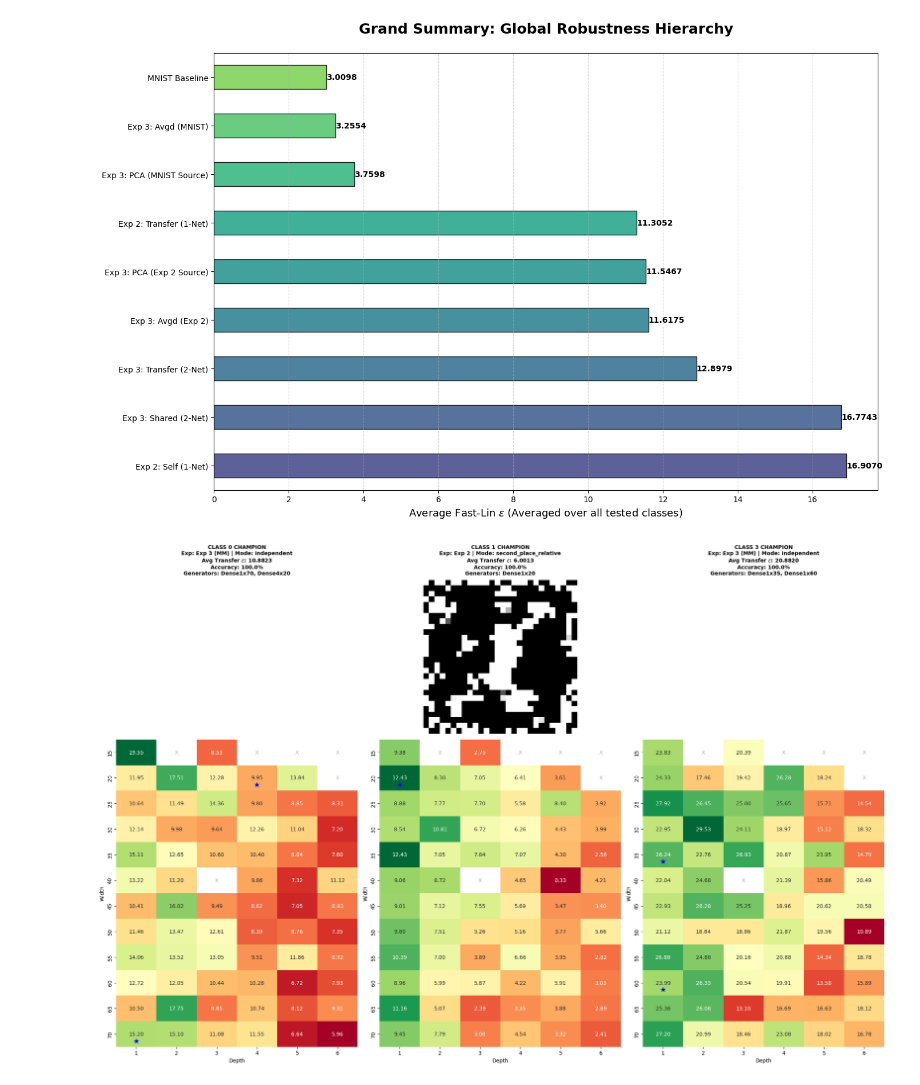
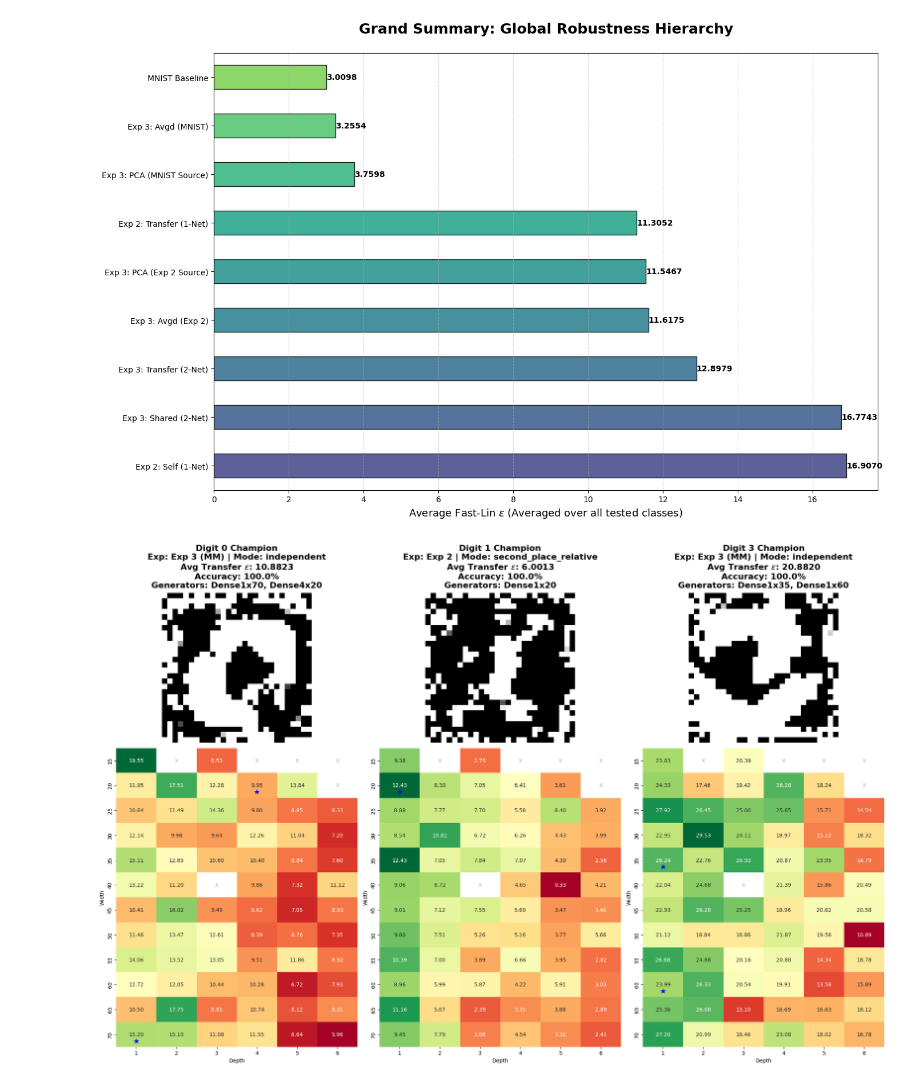
Before and after one commit to landbu/Kex, a Jupyter notebook: experiment3.ipynb, the cells around one changed output. Drawn from its saved outputs; the diff is of its cells as text; code cells hidden in the pictures.

Commit message:
Fixes bestOfAll plot

```diff
--- a/experiment3.ipynb
+++ b/experiment3.ipynb
@@ -713,7 +713,7 @@ for key, df in dfs.items():
     # Path Mapping
     folder = {
         'MNIST': "", 'Exp 2': "generated_images/Exp2GeneratedImages",
-        'Exp 3 (MM)': "generated_images/Exp3MultiModelImages",
+        'Exp 3 (MM)': "generated_images/Exp3MultiModelGeneratedImages",
         'Exp 3 (Avg)': "generated_images/Exp3AvgGeneratedImages",
         'Exp 3 (PCA)': "generated_images/Exp3PCAGeneratedImages"
     }[key]
@@ -772,35 +772,35 @@ for i, cls in enumerate(target_classes):
     elif champ['path'].exists():
         ax_img.imshow(mpimg.imread(champ['path']), cmap='gray')
 
-    title = (f"CLASS {cls} CHAMPION\nExp: {champ['type']} | Mode: {champ['mode']}\n"
+    title = (f"Digit {cls} Champion\nExp: {champ['type']} | Mode: {champ['mode']}\n"
              f"Avg Transfer $\epsilon$: {champ['avg_eps']:.4f}\n"
              f"Accuracy: {champ['accuracy']:.1%}\n"
              f"Generators: {', '.join(champ['generators'])}")
-    ax_img.set_title(title, fontsize=10, fontweight='bold', pad=10)
+    ax_img.set_title(title, fontsize=16, fontweight='bold', pad=10)
     ax_img.axis('off')
 
     # Heatmap with Grid Consistency
     ax_grid = fig.add_subplot(gs[1, i])
     grid = np.full((len(all_widths), len(all_depths)), np.nan)
     mask = np.zeros_like(grid, dtype=bool)
 
     for r, w in enumerate(all_widths):
         for c, d in enumerate(all_depths):
             net_name = next((n for n, dims in wd_map.items() if dims == (w, d)), None)
             if net_name in champ['scores']:
                 grid[r, c] = champ['scores'][net_name]
             else:
                 mask[r, c] = True
                 ax_grid.text(c + 0.5, r + 0.5, 'X', ha='center', va='center', color='black', alpha=0.3)
 
             if net_name in champ['generators']:
                 ax_grid.text(c + 0.5, r + 0.85, '★', ha='center', color='blue', fontsize=14)
 
     sns.heatmap(grid, annot=True, fmt=".2f", cmap="RdYlGn", mask=mask, cbar=False,
                 xticklabels=all_depths, yticklabels=all_widths, ax=ax_grid)
     ax_grid.set_xlabel("Depth"); ax_grid.set_ylabel("Width")
 
 plt.tight_layout()
 plt.show()
 # %% [output]
-[figure, old version]
+[figure, new version]
```
Also changed, not shown: 14 other files.
